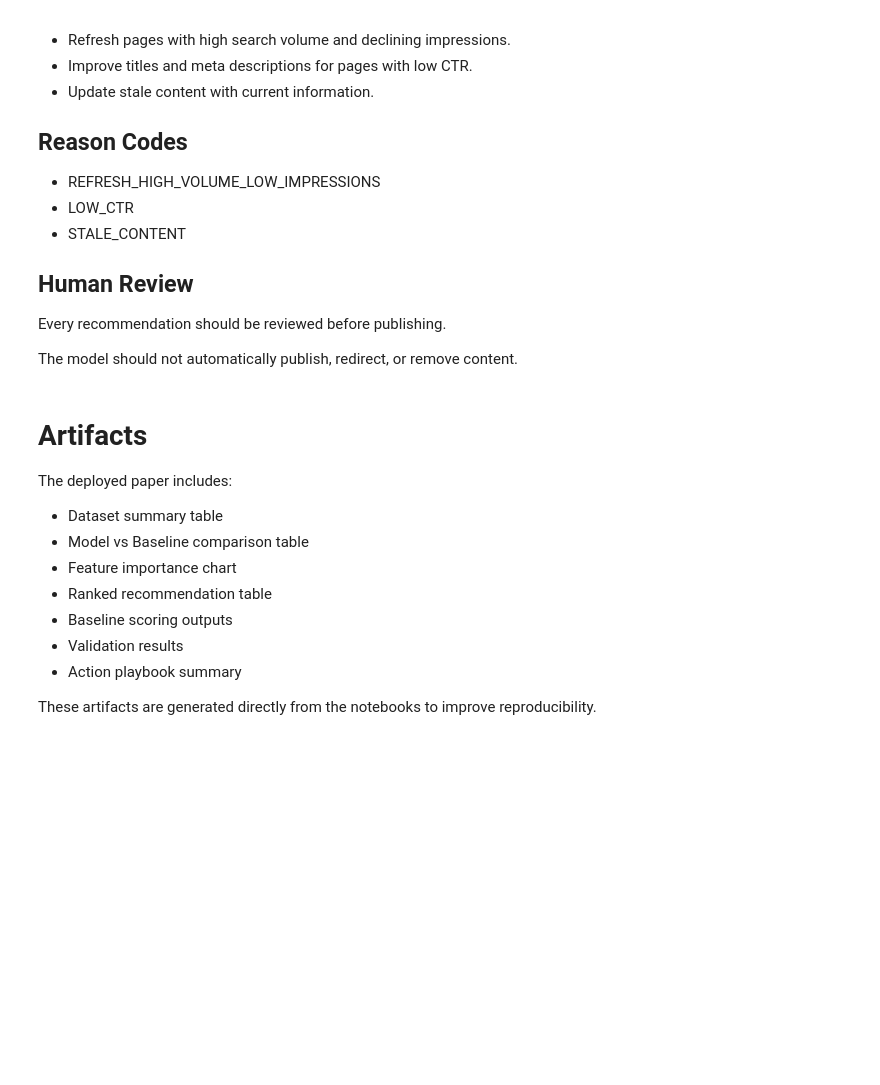
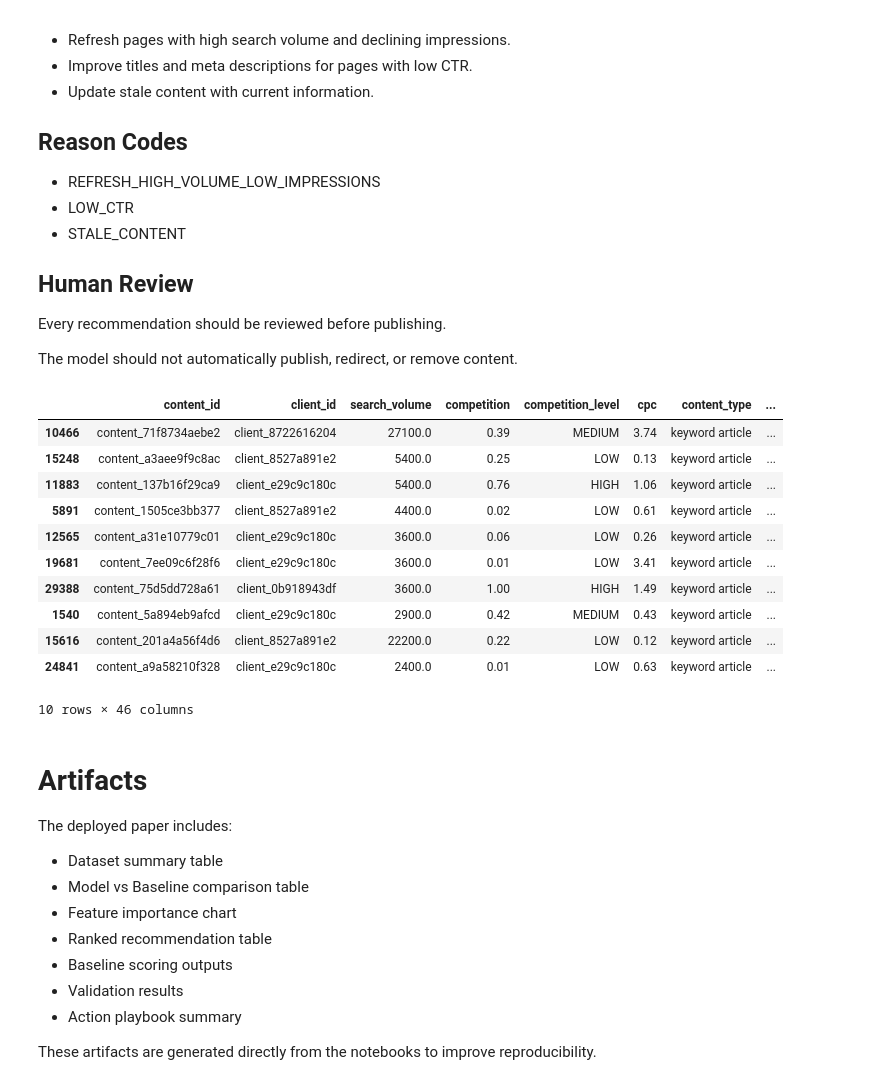
Before and after one commit to prachichoudhary2004/FlyRank, a Jupyter notebook: work/notebooks/capstone.ipynb, the cells around one changed output. Cells and saved outputs as stored; diff of their text form; code cells hidden in the pictures; blank space fills up the shorter version.

```diff
--- a/work/notebooks/capstone.ipynb
+++ b/work/notebooks/capstone.ipynb
@@ -20,3 +18,10 @@ Can machine learning identify web pages that are good candidates for content ref
 This project supports SEO specialists in prioritizing which pages should be reviewed for content refresh.
 
 The model is intended as decision support rather than an automated publishing system. Final decisions remain with human reviewers.
+# %%
+import pandas as pd
+
+df = pd.read_csv("/content/content_refresh_anonymized.csv")
+
+print(df.shape)
+display(df.head())
@@ -124,6 +256,34 @@ This project demonstrates decision support rather than automated decision making
 Every recommendation should be reviewed before publishing.
 
 The model should not automatically publish, redirect, or remove content.
+# %%
+df["baseline_score"] = (
+    df["search_volume"].rank(pct=True)*0.5
+    +
+    (1-df["ctr"].rank(pct=True))*0.3
+    +
+    (1-df["impressions_90d"].rank(pct=True))*0.2
+)
+
+queue = df.sort_values(
+    "baseline_score",
+    ascending=False
+)
+
+display(queue.head(10))
+# %% [output]
+|  | content_id | client_id | search_volume | competition | competition_level | cpc | content_type | ... |
+| 10466 | content_71f8734aebe2 | client_8722616204 | 27100.0 | 0.39 | MEDIUM | 3.74 | keyword article | ... |
+| 15248 | content_a3aee9f9c8ac | client_8527a891e2 | 5400.0 | 0.25 | LOW | 0.13 | keyword article | ... |
+| 11883 | content_137b16f29ca9 | client_e29c9c180c | 5400.0 | 0.76 | HIGH | 1.06 | keyword article | ... |
+| 5891 | content_1505ce3bb377 | client_8527a891e2 | 4400.0 | 0.02 | LOW | 0.61 | keyword article | ... |
+| 12565 | content_a31e10779c01 | client_e29c9c180c | 3600.0 | 0.06 | LOW | 0.26 | keyword article | ... |
+| 19681 | content_7ee09c6f28f6 | client_e29c9c180c | 3600.0 | 0.01 | LOW | 3.41 | keyword article | ... |
+| 29388 | content_75d5dd728a61 | client_0b918943df | 3600.0 | 1.00 | HIGH | 1.49 | keyword article | ... |
+| 1540 | content_5a894eb9afcd | client_e29c9c180c | 2900.0 | 0.42 | MEDIUM | 0.43 | keyword article | ... |
+| 15616 | content_201a4a56f4d6 | client_8527a891e2 | 22200.0 | 0.22 | LOW | 0.12 | keyword article | ... |
+| 24841 | content_a9a58210f328 | client_e29c9c180c | 2400.0 | 0.01 | LOW | 0.63 | keyword article | ... |
+10 rows × 46 columns
 # %% [markdown]
 # Artifacts
 
```
Also changed, not shown: parts of 11 cells of this notebook.
